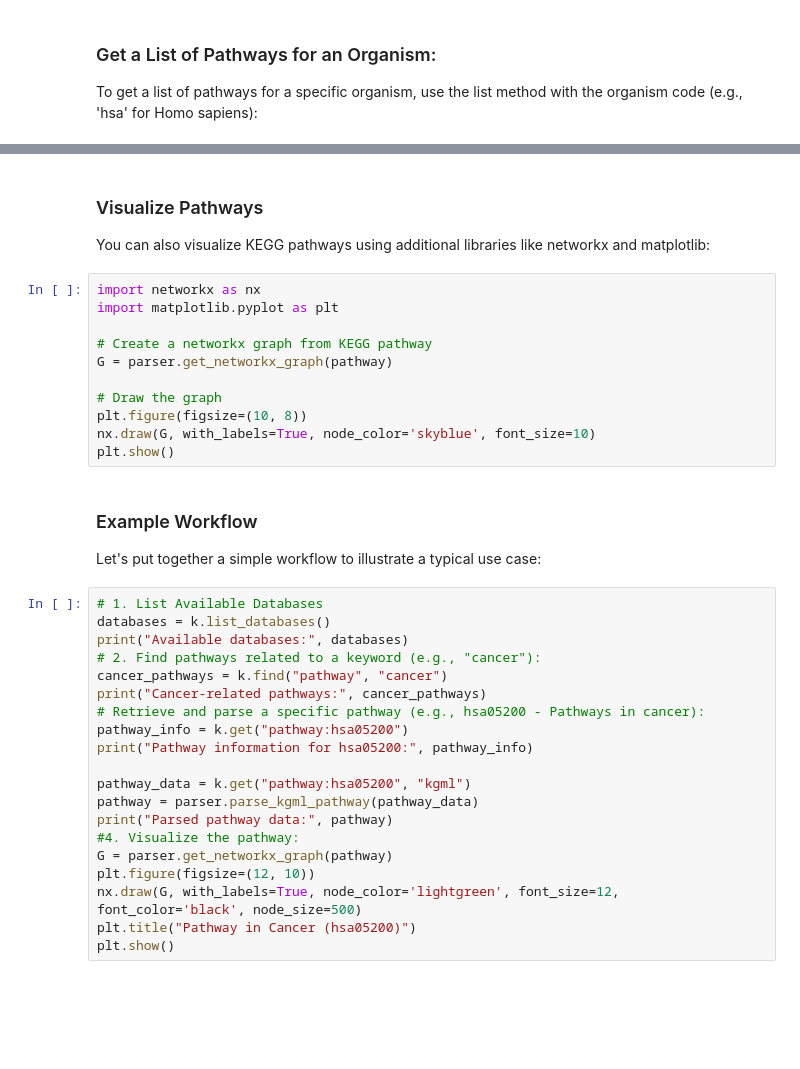
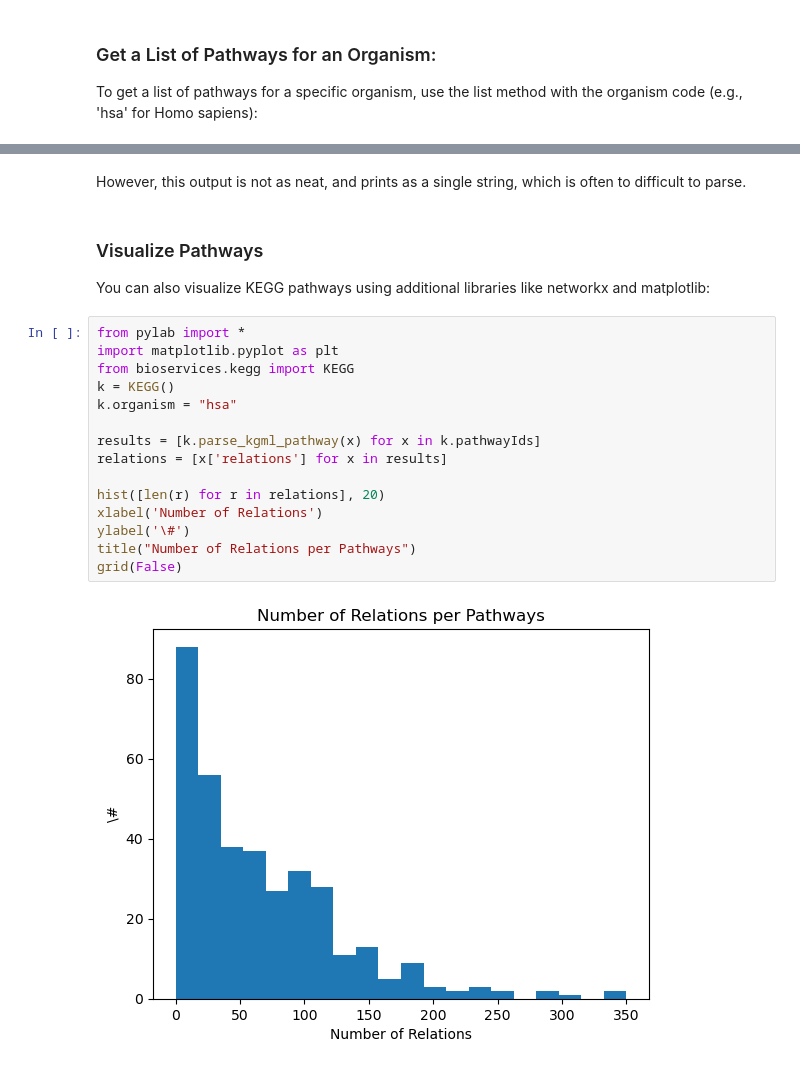
Before and after one commit to AjayPenugonda/BioSparkED, a Jupyter notebook: KEGGTutorial.ipynb, the cells around one changed output, grey strips where cells are left out. Saved outputs shown, nothing was run; the diff lists cells and outputs as text; blank space fills up the shorter version.

```diff
--- a/KEGGTutorial.ipynb
+++ b/KEGGTutorial.ipynb
@@ -55,39 +183,24 @@ print(pathway)
+# %% [markdown]
+However, this output is not as neat, and prints as a single string, which is often to difficult to parse.
 # %% [markdown]
 ### Visualize Pathways
 You can also visualize KEGG pathways using additional libraries like networkx and matplotlib:
-# %%
-import networkx as nx
-import matplotlib.pyplot as plt
-
-# Create a networkx graph from KEGG pathway
-G = parser.get_networkx_graph(pathway)
-
-# Draw the graph
-plt.figure(figsize=(10, 8))
-nx.draw(G, with_labels=True, node_color='skyblue', font_size=10)
-plt.show()
-# %% [markdown]
-### Example Workflow
-Let's put together a simple workflow to illustrate a typical use case:
-# %%
-# 1. List Available Databases
-databases = k.list_databases()
-print("Available databases:", databases)
-# 2. Find pathways related to a keyword (e.g., "cancer"):
-cancer_pathways = k.find("pathway", "cancer")
-print("Cancer-related pathways:", cancer_pathways)
-# Retrieve and parse a specific pathway (e.g., hsa05200 - Pathways in cancer):
-pathway_info = k.get("pathway:hsa05200")
-print("Pathway information for hsa05200:", pathway_info)
-
-pathway_data = k.get("pathway:hsa05200", "kgml")
-pathway = parser.parse_kgml_pathway(pathway_data)
-print("Parsed pathway data:", pathway)
-#4. Visualize the pathway:
-G = parser.get_networkx_graph(pathway)
-plt.figure(figsize=(12, 10))
-nx.draw(G, with_labels=True, node_color='lightgreen', font_size=12, font_color='black', node_size=500)
-plt.title("Pathway in Cancer (hsa05200)")
-plt.show()
+# %%
+from pylab import *
+import matplotlib.pyplot as plt
+from bioservices.kegg import KEGG
+k = KEGG()
+k.organism = "hsa"
+
+results = [k.parse_kgml_pathway(x) for x in k.pathwayIds]
+relations = [x['relations'] for x in results]
+
+hist([len(r) for r in relations], 20)
+xlabel('Number of Relations')
+ylabel('\#')
+title("Number of Relations per Pathways")
+grid(False)
+# %% [output]
+[figure, added]
 # %% [markdown]
 ## Conclusion
```
Also changed, not shown: parts of 27 cells of this notebook.
